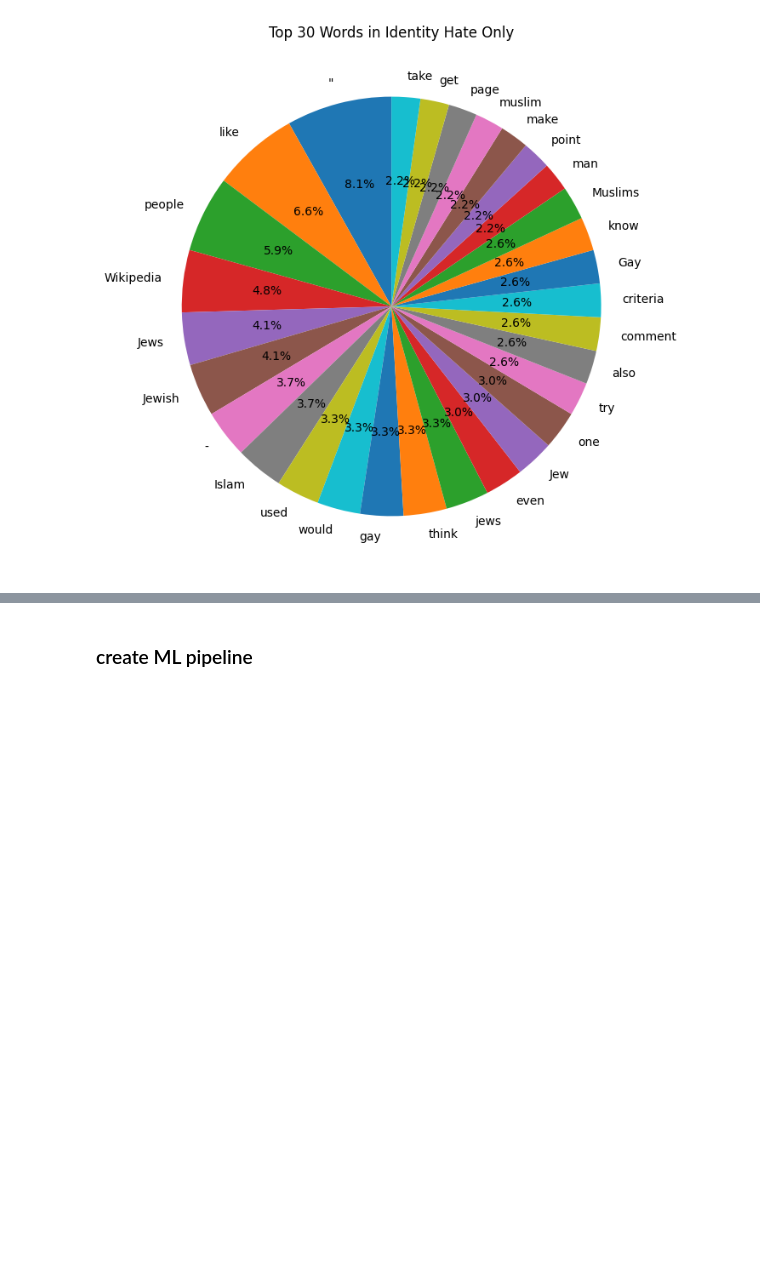
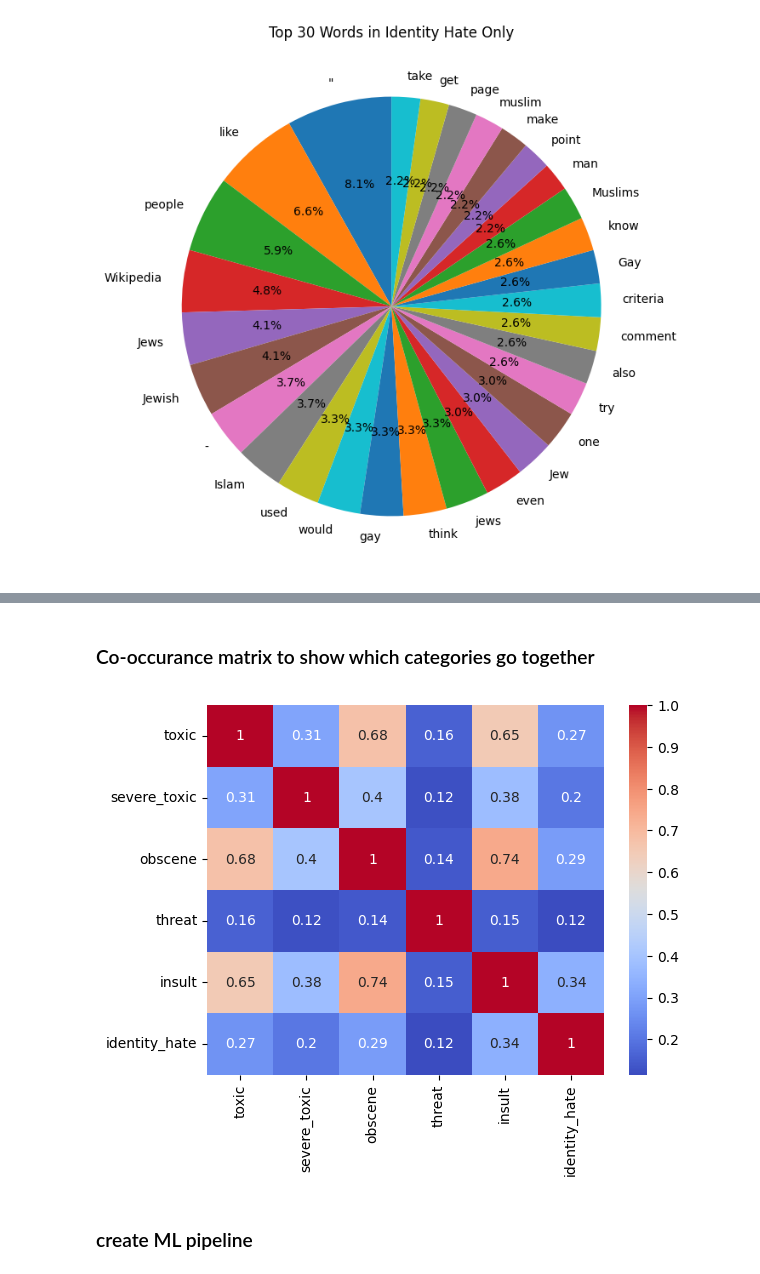
Before and after one commit to whoismanoj/Team3-SC1005-miniProject-ToxicCommentClassifier, a Jupyter notebook: DSAI_Project.ipynb, the cells around one changed output, grey strips where cells are left out. Cells and saved outputs as stored; diff of their text form; code cells hidden in the pictures; blank space fills up the shorter version.

```diff
--- a/DSAI_Project.ipynb
+++ b/DSAI_Project.ipynb
@@ -783,3 +783,22 @@ plt.show()
+# %% [markdown]
+### Co-occurance matrix to show which categories go together
+# %%
+
+
+# Create a new DataFrame that only contains the category columns
+categories_df = df[['toxic', 'severe_toxic',
+                    'obscene', 'threat', 'insult', 'identity_hate']]
+
+# Calculate the correlation matrix
+corr_matrix = categories_df.corr()
+
+# Create a heatmap of the correlation matrix
+sns.heatmap(corr_matrix, cmap='coolwarm', annot=True)
+
+# Show the chart
+plt.show()
+# %% [output]
+[figure, added]
 # %% [markdown]
 ### create ML pipeline
 # %%
```
Also changed, not shown: parts of 11 cells of this notebook.
